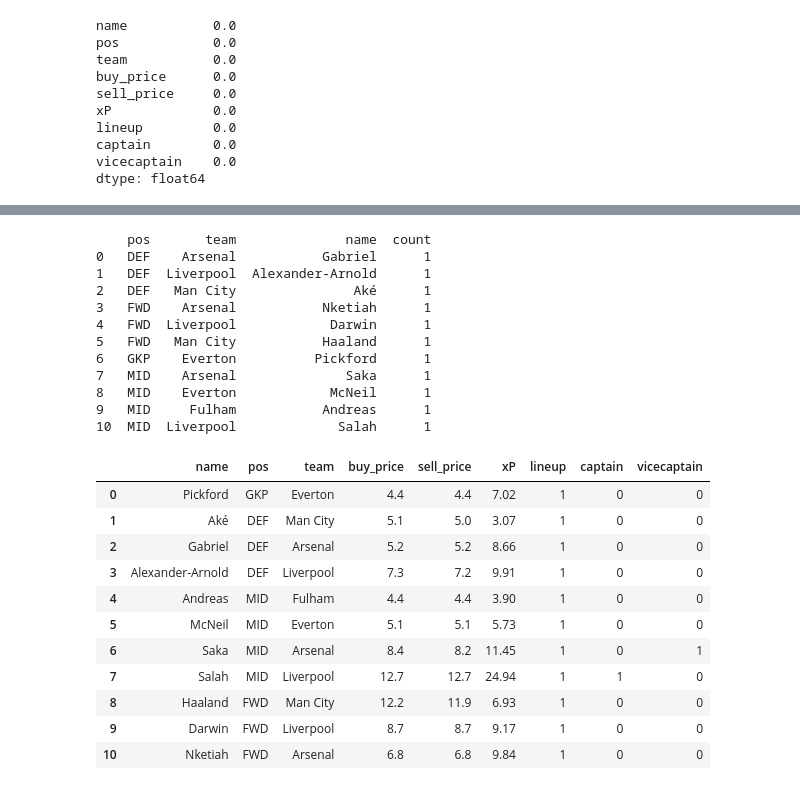
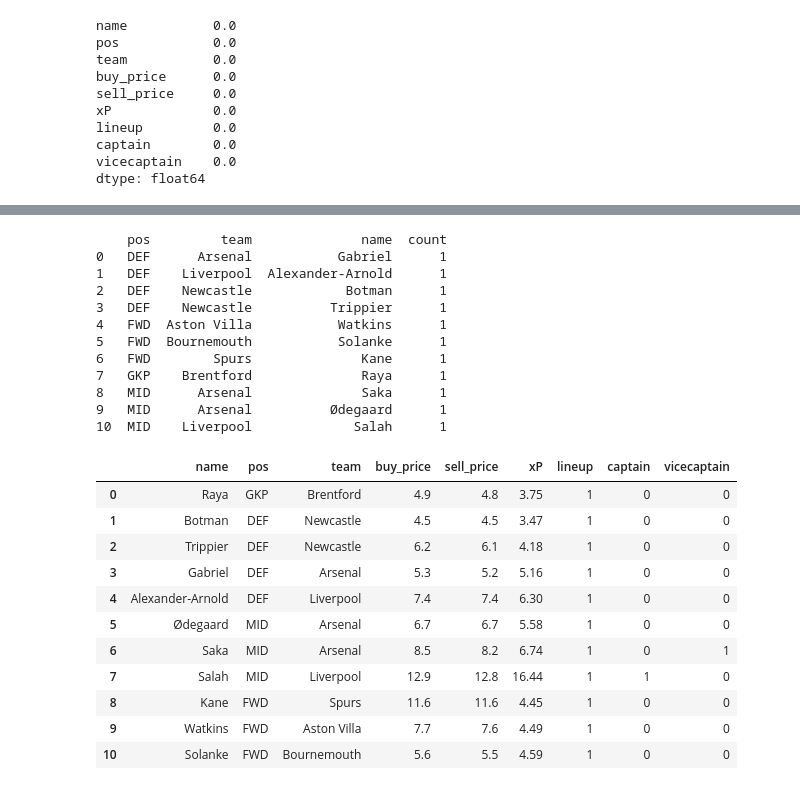
Before and after one commit to eireye/fpl, a Jupyter notebook: Notebook/visualisere.ipynb, the cells around one changed output, grey strips where cells are left out. Cells and saved outputs as stored; diff of their text form; code cells hidden in the pictures.

```diff
--- a/Notebook/visualisere.ipynb
+++ b/Notebook/visualisere.ipynb
@@ -549,19 +597,19 @@ fig.show()
 # pos_categories = pd.Categorical(['GKP', 'DEF', 'MID', 'FWD'], ordered=True)
 # print(startlag(latest_optimal_plan_data, 25) .shape)
 # print(pos_categories)
-grouped = startlag(latest_optimal_plan_data, 25).groupby(['pos', 'team', 'name']).size().reset_index(name='count')
+grouped = startlag(latest_optimal_plan_data, 32).groupby(['pos', 'team', 'name']).size().reset_index(name='count')
 print(grouped)
 # %% [output]
-    pos       team              name  count
-0   DEF    Arsenal           Gabriel      1
-1   DEF  Liverpool  Alexander-Arnold      1
-2   DEF   Man City               Aké      1
-3   FWD    Arsenal           Nketiah      1
-4   FWD  Liverpool            Darwin      1
-5   FWD   Man City           Haaland      1
-6   GKP    Everton          Pickford      1
-7   MID    Arsenal              Saka      1
-8   MID    Everton            McNeil      1
-9   MID     Fulham           Andreas      1
-10  MID  Liverpool             Salah      1
+    pos         team              name  count
+0   DEF      Arsenal           Gabriel      1
+1   DEF    Liverpool  Alexander-Arnold      1
+2   DEF    Newcastle            Botman      1
+3   DEF    Newcastle          Trippier      1
+4   FWD  Aston Villa           Watkins      1
+5   FWD  Bournemouth           Solanke      1
+6   FWD        Spurs              Kane      1
+7   GKP    Brentford              Raya      1
+8   MID      Arsenal              Saka      1
+9   MID      Arsenal          Ødegaard      1
+10  MID    Liverpool             Salah      1
 # %%
@@ -569,18 +617,18 @@ rapport(latest_optimal_plan_data, 25)
 # %%
-startlag(latest_optimal_plan_data,25)
+startlag(latest_optimal_plan_data,32)
 # %% [output]
 |  | name | pos | team | buy_price | sell_price | xP | lineup | captain | vicecaptain |
-| 0 | Pickford | GKP | Everton | 4.4 | 4.4 | 7.02 | 1 | 0 | 0 |
-| 1 | Aké | DEF | Man City | 5.1 | 5.0 | 3.07 | 1 | 0 | 0 |
-| 2 | Gabriel | DEF | Arsenal | 5.2 | 5.2 | 8.66 | 1 | 0 | 0 |
-| 3 | Alexander-Arnold | DEF | Liverpool | 7.3 | 7.2 | 9.91 | 1 | 0 | 0 |
-| 4 | Andreas | MID | Fulham | 4.4 | 4.4 | 3.90 | 1 | 0 | 0 |
-| 5 | McNeil | MID | Everton | 5.1 | 5.1 | 5.73 | 1 | 0 | 0 |
-| 6 | Saka | MID | Arsenal | 8.4 | 8.2 | 11.45 | 1 | 0 | 1 |
-| 7 | Salah | MID | Liverpool | 12.7 | 12.7 | 24.94 | 1 | 1 | 0 |
-| 8 | Haaland | FWD | Man City | 12.2 | 11.9 | 6.93 | 1 | 0 | 0 |
-| 9 | Darwin | FWD | Liverpool | 8.7 | 8.7 | 9.17 | 1 | 0 | 0 |
-| 10 | Nketiah | FWD | Arsenal | 6.8 | 6.8 | 9.84 | 1 | 0 | 0 |
+| 0 | Raya | GKP | Brentford | 4.9 | 4.8 | 3.75 | 1 | 0 | 0 |
+| 1 | Botman | DEF | Newcastle | 4.5 | 4.5 | 3.47 | 1 | 0 | 0 |
+| 2 | Trippier | DEF | Newcastle | 6.2 | 6.1 | 4.18 | 1 | 0 | 0 |
+| 3 | Gabriel | DEF | Arsenal | 5.3 | 5.2 | 5.16 | 1 | 0 | 0 |
+| 4 | Alexander-Arnold | DEF | Liverpool | 7.4 | 7.4 | 6.30 | 1 | 0 | 0 |
+| 5 | Ødegaard | MID | Arsenal | 6.7 | 6.7 | 5.58 | 1 | 0 | 0 |
+| 6 | Saka | MID | Arsenal | 8.5 | 8.2 | 6.74 | 1 | 0 | 1 |
+| 7 | Salah | MID | Liverpool | 12.9 | 12.8 | 16.44 | 1 | 1 | 0 |
+| 8 | Kane | FWD | Spurs | 11.6 | 11.6 | 4.45 | 1 | 0 | 0 |
+| 9 | Watkins | FWD | Aston Villa | 7.7 | 7.6 | 4.49 | 1 | 0 | 0 |
+| 10 | Solanke | FWD | Bournemouth | 5.6 | 5.5 | 4.59 | 1 | 0 | 0 |
 # %%
 pivot = pd.pivot_table(startlag(latest_optimal_plan_data,25), index = ['name', 'team', "pos"], values = 'xP', aggfunc = 'sum' ).sort_values(by='pos')
 pivot_highlight = pivot.style.format({'xP':'{0:,.0f}'})\
```
Also changed, not shown: parts of 16 cells of this notebook, 12 other files.
